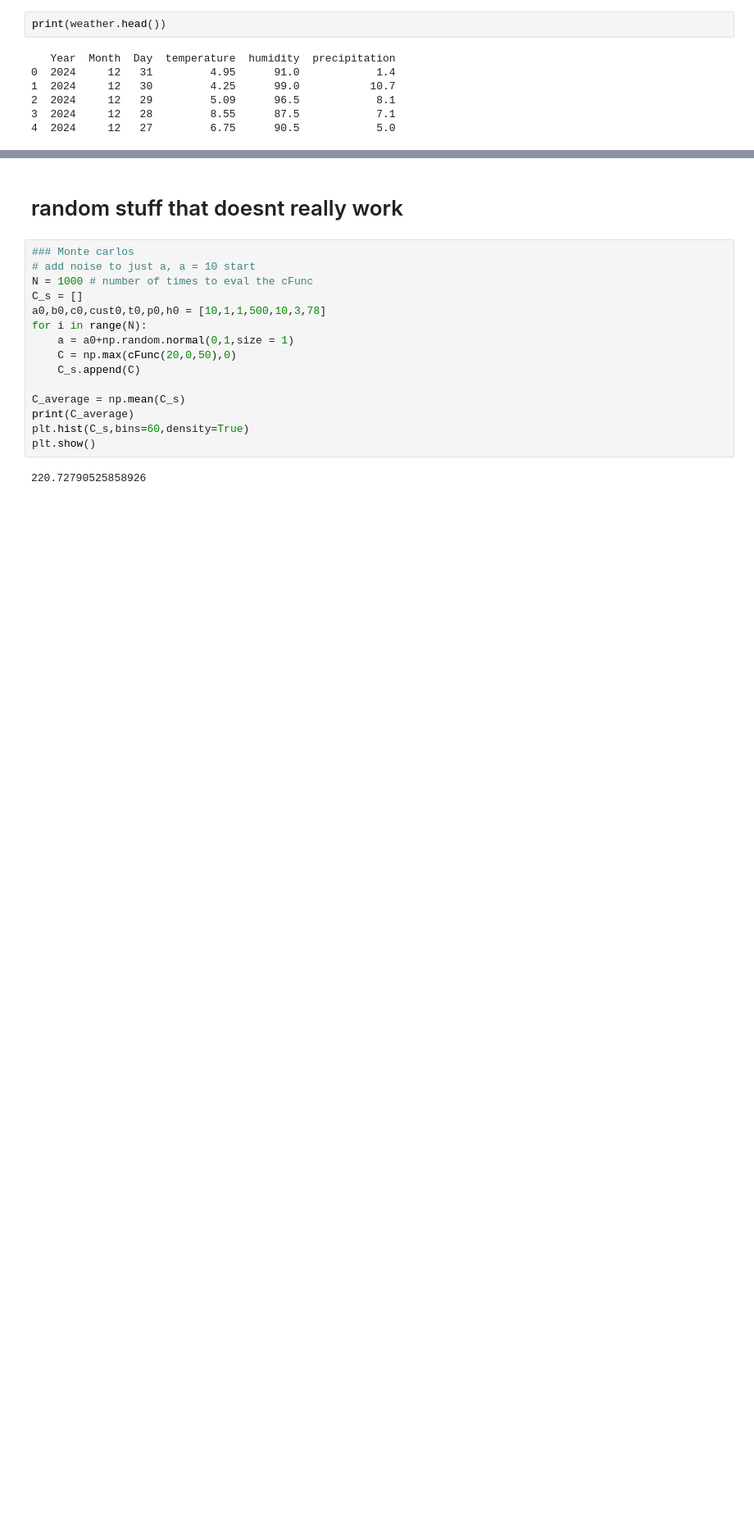
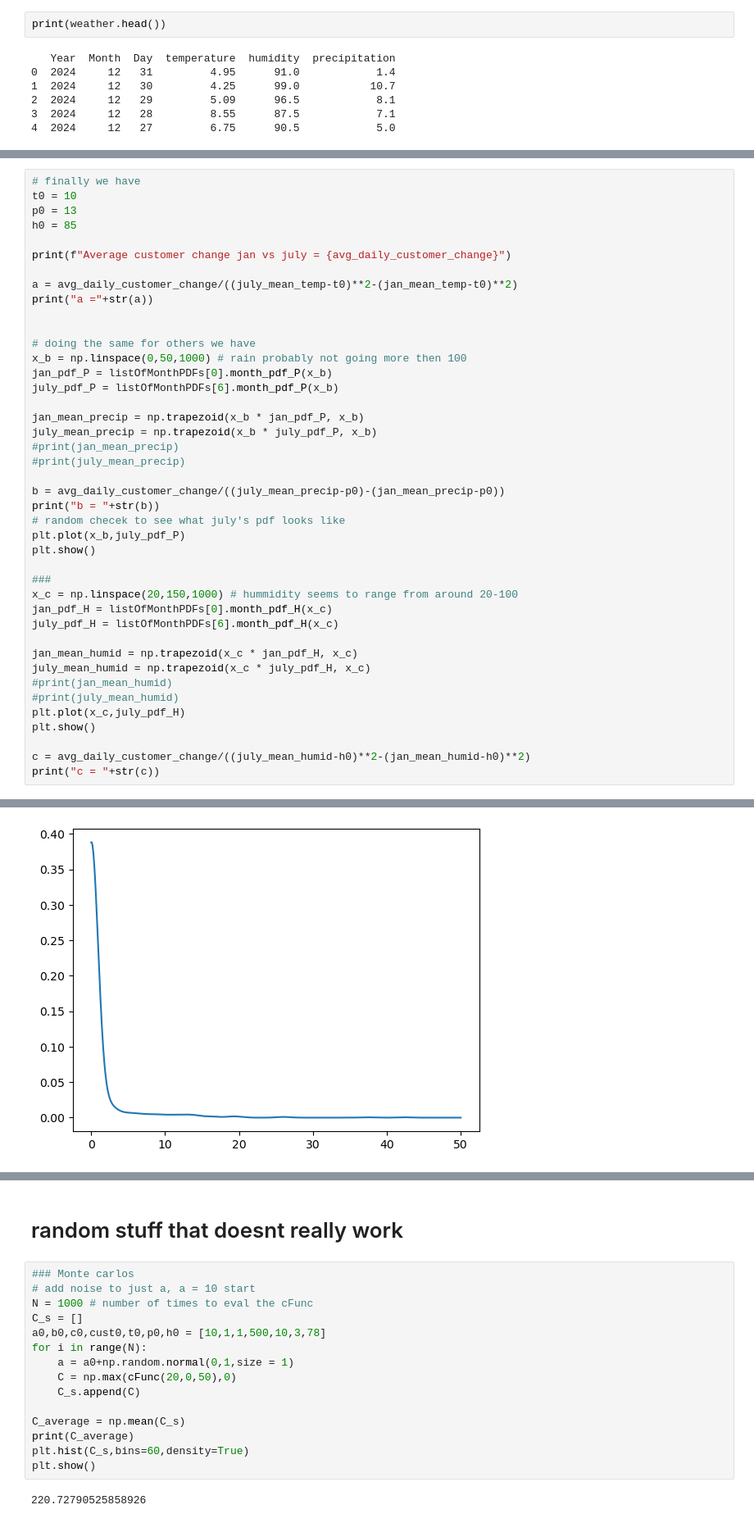
Before and after one commit to eric-y33/Math360-MAGC2, a Jupyter notebook: rowanStuff.ipynb, the cells around one changed output, grey strips where cells are left out. Shown: that part at 82% size. Drawn from its saved outputs; the diff is of its cells as text; blank space fills up the shorter version.

```diff
--- a/rowanStuff.ipynb
+++ b/rowanStuff.ipynb
@@ -158,0 +234,43 @@ plt.show()
+# %%
+# finally we have
+t0 = 10
+p0 = 13
+h0 = 85
+
+print(f"Average customer change jan vs july = {avg_daily_customer_change}")
+
+a = avg_daily_customer_change/((july_mean_temp-t0)**2-(jan_mean_temp-t0)**2)
+print("a ="+str(a))
+
+
+# doing the same for others we have
+x_b = np.linspace(0,50,1000) # rain probably not going more then 100
+jan_pdf_P = listOfMonthPDFs[0].month_pdf_P(x_b)
+july_pdf_P = listOfMonthPDFs[6].month_pdf_P(x_b)
+
+jan_mean_precip = np.trapezoid(x_b * jan_pdf_P, x_b)
+july_mean_precip = np.trapezoid(x_b * july_pdf_P, x_b)
+#print(jan_mean_precip)
+#print(july_mean_precip)
+
+b = avg_daily_customer_change/((july_mean_precip-p0)-(jan_mean_precip-p0))
+print("b = "+str(b))
+# random checek to see what july's pdf looks like
+plt.plot(x_b,july_pdf_P)
+plt.show()
+
+###
+x_c = np.linspace(20,150,1000) # hummidity seems to range from around 20-100
+jan_pdf_H = listOfMonthPDFs[0].month_pdf_H(x_c)
+july_pdf_H = listOfMonthPDFs[6].month_pdf_H(x_c)
+
+jan_mean_humid = np.trapezoid(x_c * jan_pdf_H, x_c)
+july_mean_humid = np.trapezoid(x_c * july_pdf_H, x_c)
+#print(jan_mean_humid)
+#print(july_mean_humid)
+plt.plot(x_c,july_pdf_H)
+plt.show()
+
+c = avg_daily_customer_change/((july_mean_humid-h0)**2-(jan_mean_humid-h0)**2)
+print("c = "+str(c))
+# %% [output]
@@ -158,0 +280 @@ plt.show()
+[figure, added]
```
Also changed, not shown: parts of 16 cells of this notebook.
